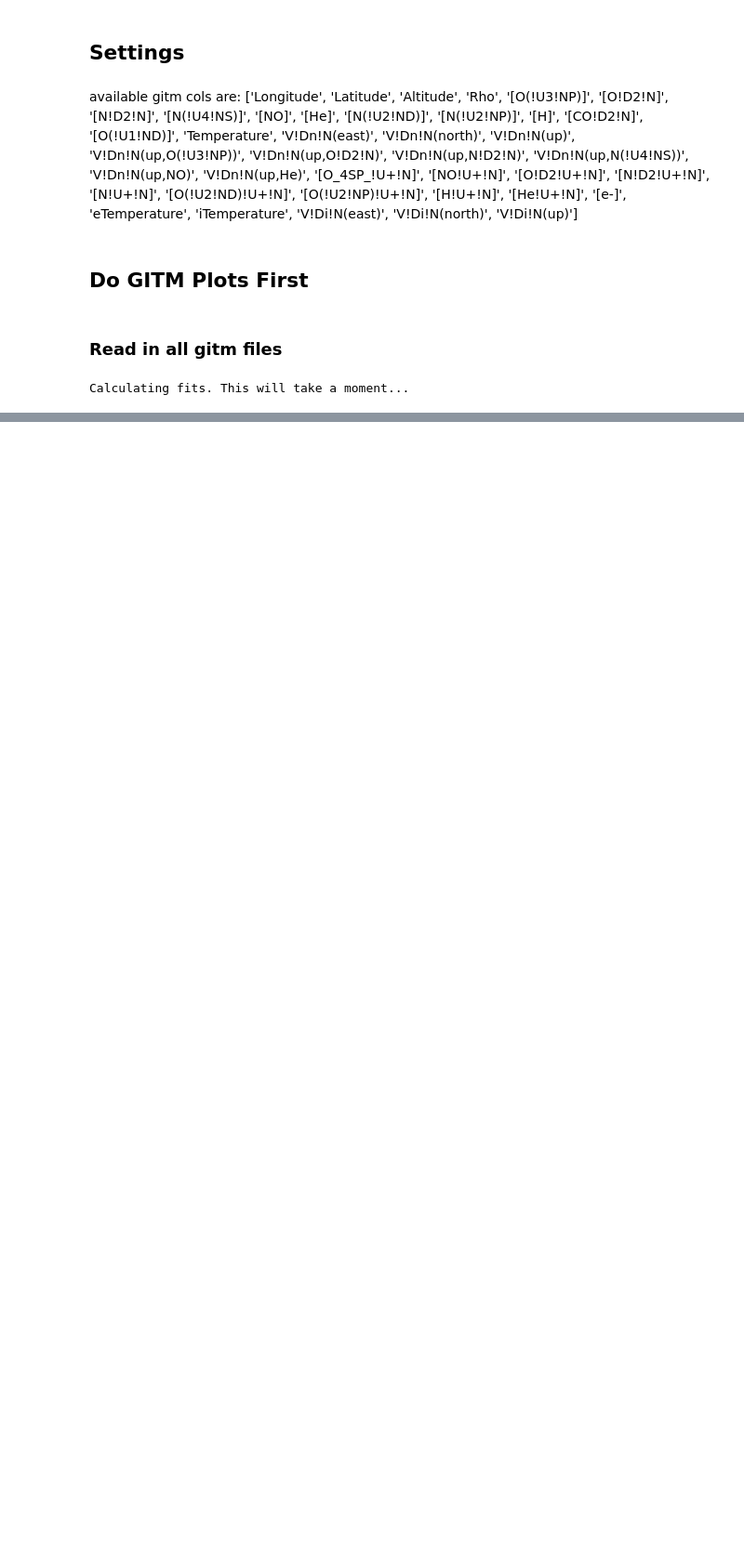
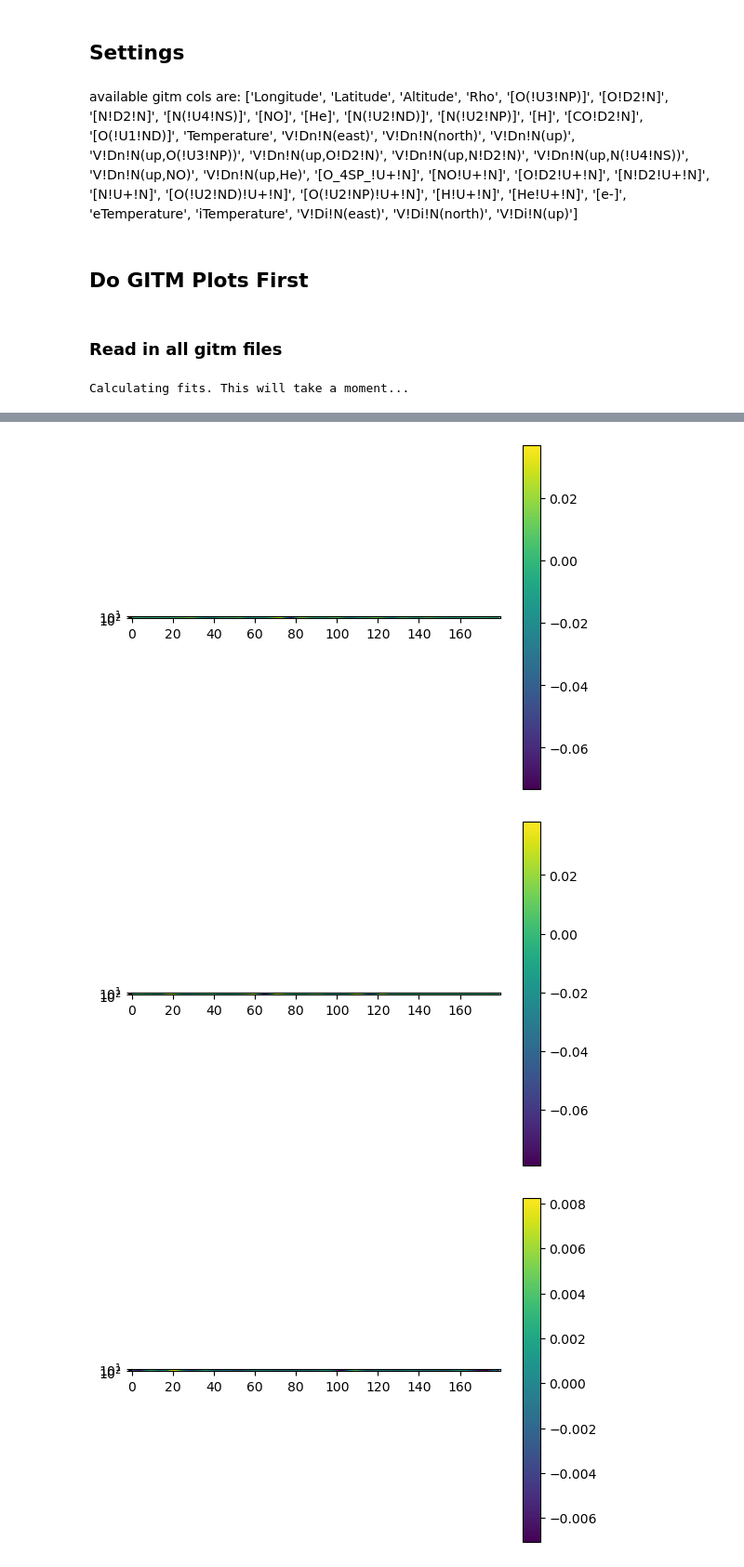
Before and after one commit to abukowski21/SAMI3-GITM-python, a Jupyter notebook: test_stuff.ipynb, the cells around one changed output, grey strips where cells are left out. Shown at 93% size. Cells and saved outputs as stored; diff of their text form; code cells hidden in the pictures; blank space fills up the shorter version.

```diff
--- a/test_stuff.ipynb
+++ b/test_stuff.ipynb
@@ -240,0 +246,12 @@ NameError: name 'np' is not defined
+# %%
+itime = 69
+for real_lon in [2,60,180,240]:
+    ilon = np.argmin(np.abs(lons - real_lon))
+    plt.imshow(diffs_gitm[itime,0,ilon,:,:].T)
+    plt.colorbar()
+    plt.yscale('log')
+    plt.show()
+# %% [output]
+[figure, added]
+[figure, added]
+[figure, added]
```
Also changed, not shown: parts of 9 cells of this notebook, 1 other file.
